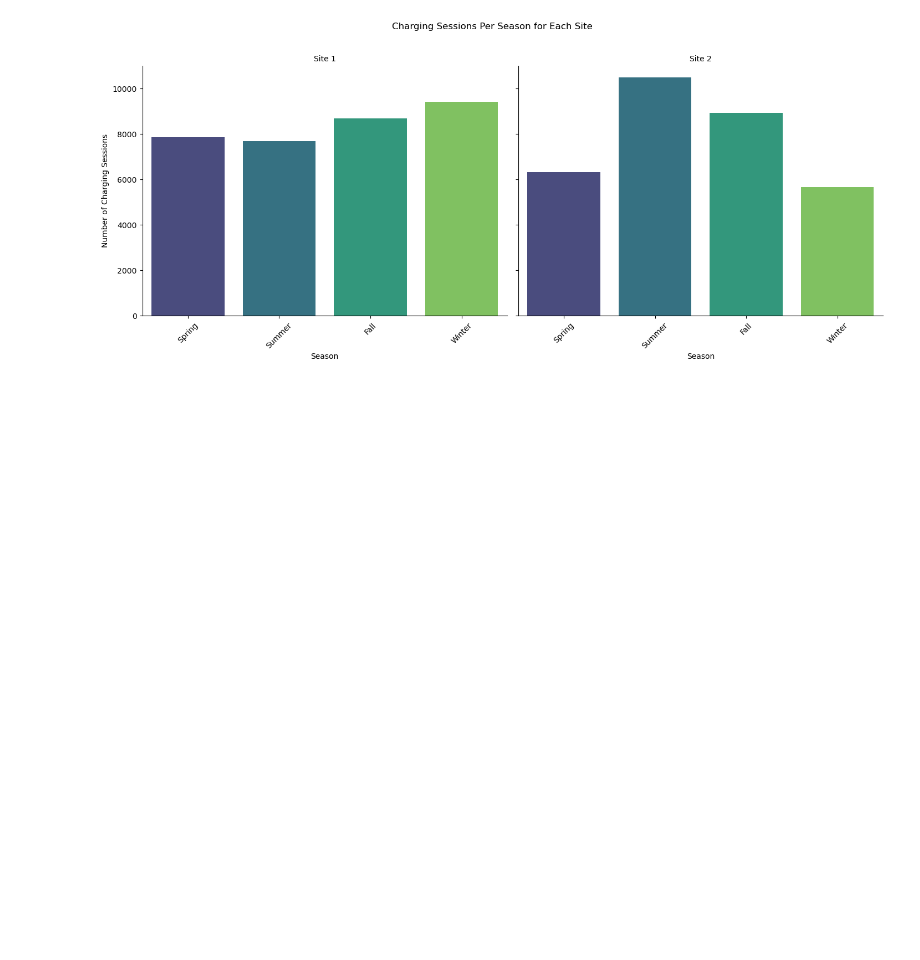
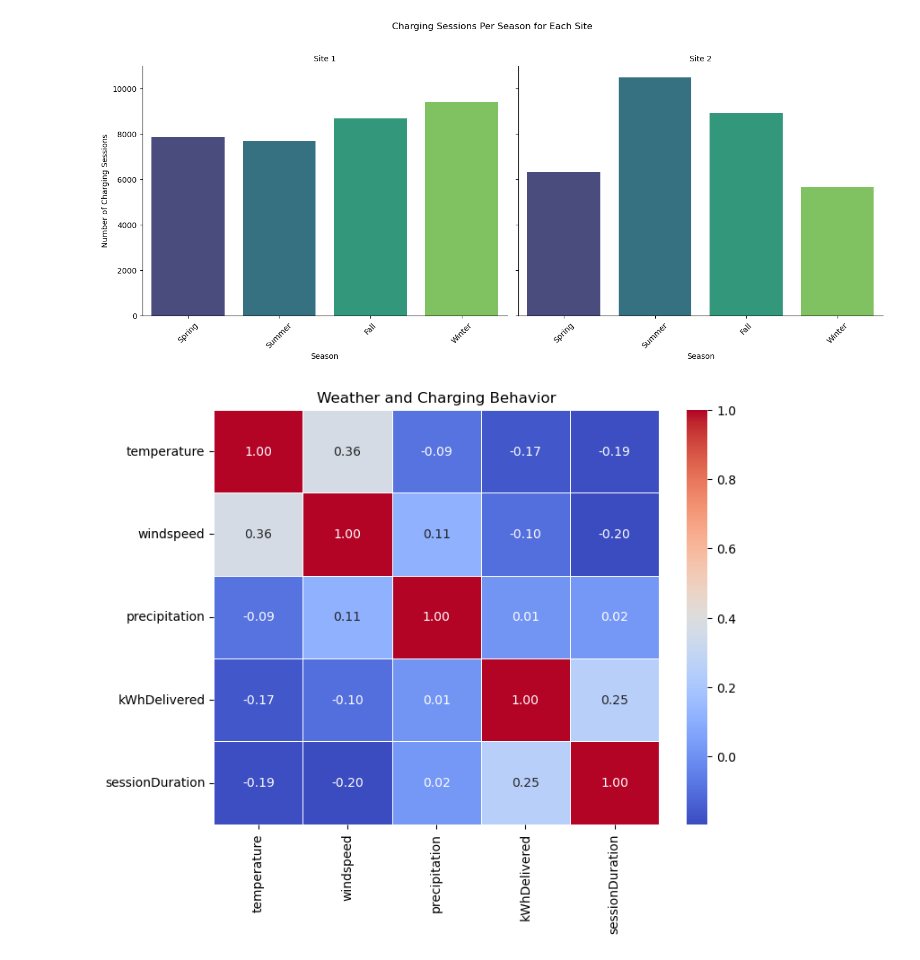
Before and after one commit to JanRkck/AA24, a Jupyter notebook: Task2a.ipynb, the cells around one changed output. Saved outputs shown, nothing was run; the diff lists cells and outputs as text; code cells hidden in the pictures; blank space fills up the shorter version.

```diff
--- a/Task2a.ipynb
+++ b/Task2a.ipynb
@@ -377,3 +388,16 @@ Passing `palette` without assigning `hue` is deprecated and will be removed in v
 
   g = sns.catplot(
 [figure]
+# %%
+df_ev['sessionDuration'] = (df_ev['disconnectTime'] - df_ev['connectionTime']).dt.total_seconds() / 3600
+
+correlation_data = df_ev[['temperature', 'windspeed', 'precipitation', 'kWhDelivered', 'sessionDuration']]
+
+correlation_matrix = correlation_data.corr()
+
+plt.figure(figsize=(8, 6))
+sns.heatmap(correlation_matrix, annot=True, cmap='coolwarm', fmt='.2f', linewidths=0.5)
+plt.title('Weather and Charging Behavior')
+plt.show()
+# %% [output]
+[figure, added]
```
Also changed, not shown: parts of 8 cells of this notebook, 2 other files.
